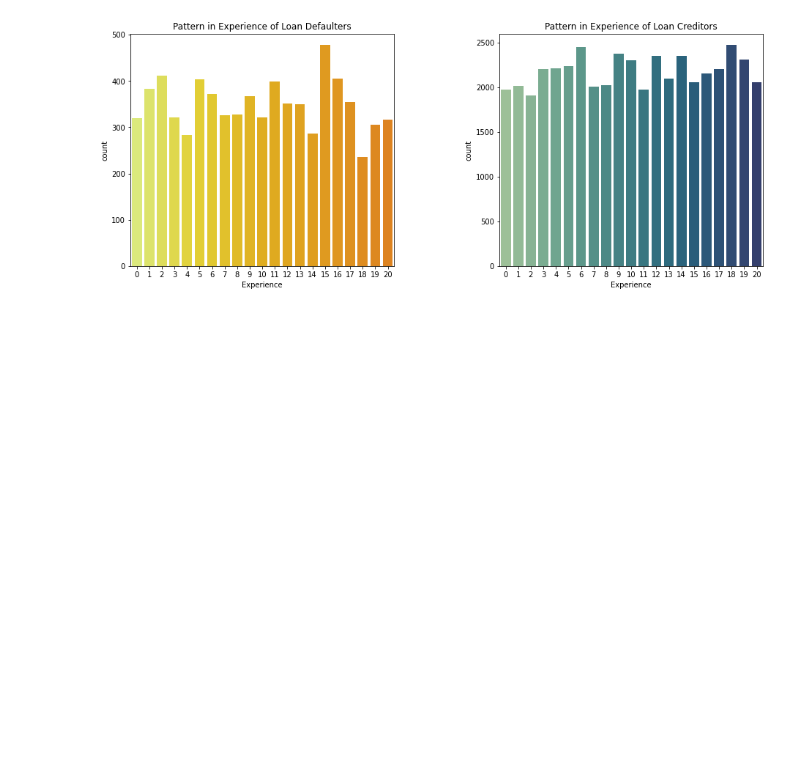
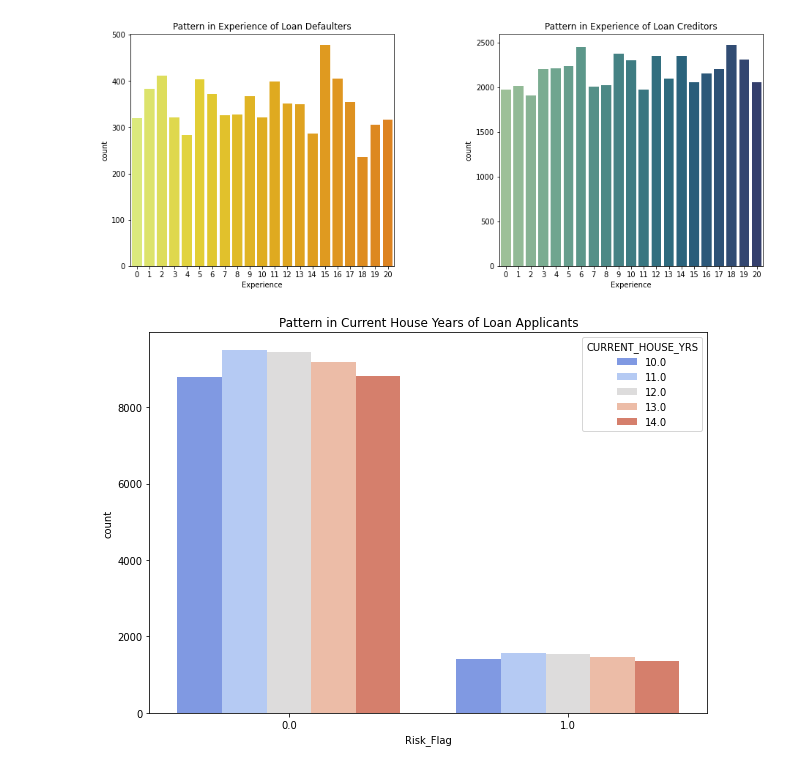
Before and after one commit to AmanCSE-1/Loan-Defaulter-Prediction-based-on-Customer-Behavior, a Jupyter notebook: main.ipynb, the cells around one changed output. Drawn from its saved outputs; the diff is of its cells as text; code cells hidden in the pictures; blank space fills up the shorter version.

Commit message:
Performed analysis of current house years of loan applicants

```diff
--- a/main.ipynb
+++ b/main.ipynb
@@ -155,3 +155,10 @@ plt.title('Pattern in Experience of Loan Creditors')
 plt.show()
 # %% [output]
 [figure]
+# %%
+sns.countplot(data=df, x="Risk_Flag", hue=df.iloc[:, 10], palette='coolwarm')
+fig = plt.gcf()
+plt.title('Pattern in Current House Years of Loan Applicants')
+fig.set_size_inches(10, 7)
+# %% [output]
+[figure, added]
```
